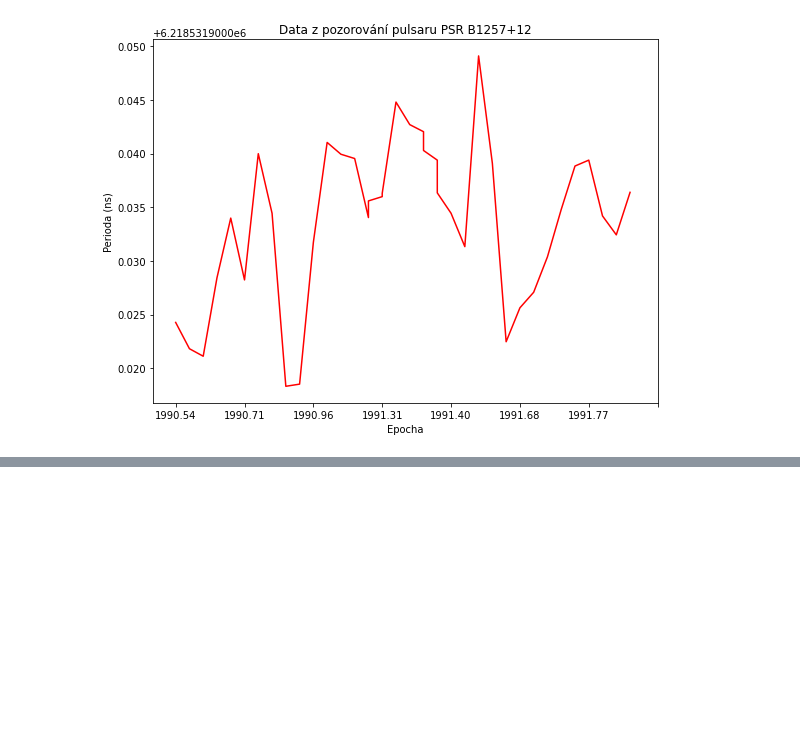
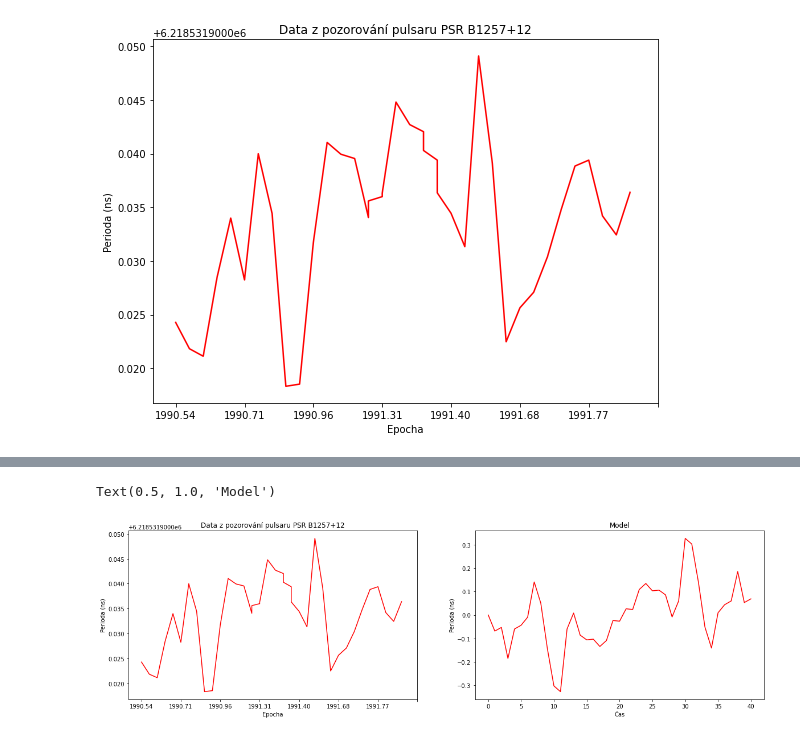
Before and after one commit to chutommy/jupyter_scripts, a Jupyter notebook: analysis.ipynb, the cells around one changed output, grey strips where cells are left out. Drawn from its saved outputs; the diff is of its cells as text; code cells hidden in the pictures; blank space fills up the shorter version.

```diff
--- a/analysis.ipynb
+++ b/analysis.ipynb
@@ -94,16 +95,0 @@ plt.show()
-# %%
-import math
-
-t = np.arange(0, len(x))
-
-model = np.zeros_like(epd)
-for i in range(len(freq)):
-    f = freq[i]
-    a = Pxx[i]**(1/2)*f/2
-    model += a*np.sin(2*np.pi*f*t)
-
-_, ax = plt.subplots(1)
-
-# ax.set_figure(8, 6)
-ax.plot(t, model, 'r')
-ax.set_ylabel('Amplitude')
@@ -112,0 +102,37 @@ Text(0, 0.5, 'Amplitude')
+# %%
+from numpy.fft import rfft
+
+t = np.arange(0, len(x))
+# výpočet hodnoty amplitud algoritmem FFT (Fast Fourier Transformation)
+ampl = rfft(x)
+
+def createModel(arr):
+    model = np.zeros(len(t))
+
+    for i in arr:
+        f = freq[i]
+        a = float(ampl[i].real)
+        model += a * np.sin(2 * np.pi * f * t)
+
+    return model
+
+model = createModel(range(len(freq)))
+
+plt.figure(figsize=(20,12))
+
+ax1 = plt.subplot(221)
+ax1.plot(epd, xpd, color="red")
+ax1.set_xticks(np.arange(0, len(xpd) - 1, 5))
+ax1.set_xlabel("Epocha")
+ax1.set_ylabel("Perioda (ns)")
+ax1.set_title("Data z pozorování pulsaru PSR B1257+12")
+
+ax2 = plt.subplot(222)
+ax2.plot(t, model, color="red")
+ax2.set_xticks(np.arange(0, len(model), 5))
+ax2.set_xlabel("Čas")
+ax2.set_ylabel("Perioda (ns)")
+ax2.set_title(f"Model")
+# %% [output]
+Text(0.5, 1.0, 'Model')
+[figure, added]
```
Also changed, not shown: parts of 10 cells of this notebook.
